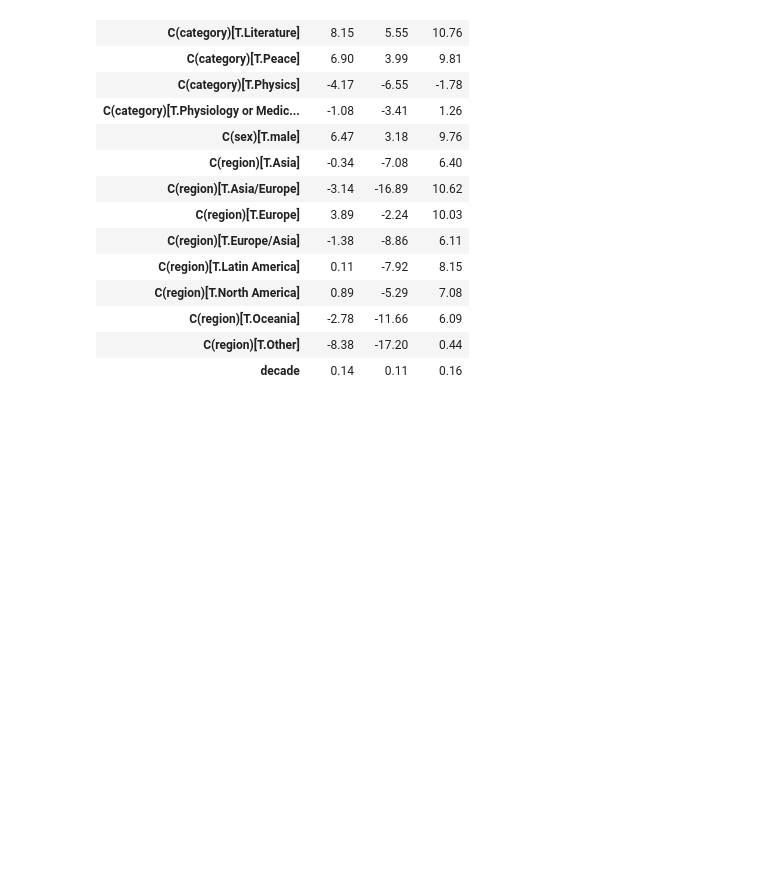
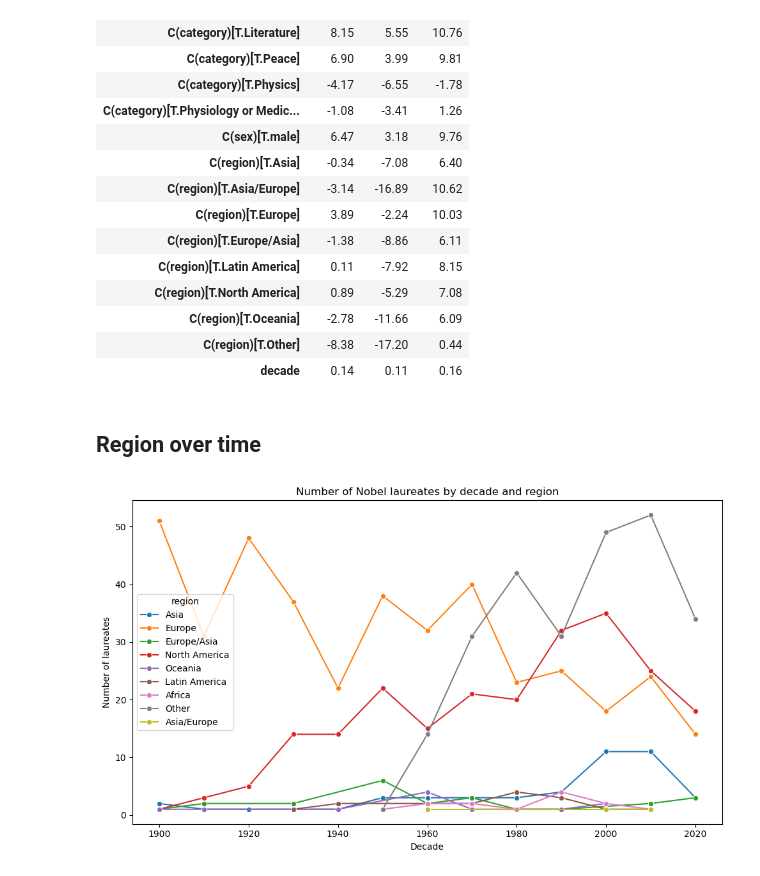
Before and after one commit to KarlGm4n/nobel-dataset, a Jupyter notebook: 01_nobel.ipynb, the cells around one changed output. Drawn from its saved outputs; the diff is of its cells as text; code cells hidden in the pictures; blank space fills up the shorter version.

```diff
--- a/01_nobel.ipynb
+++ b/01_nobel.ipynb
@@ -538,3 +551,29 @@ coef_table
 | C(region)[T.Oceania] | -2.78 | -11.66 | 6.09 |
 | C(region)[T.Other] | -8.38 | -17.20 | 0.44 |
 | decade | 0.14 | 0.11 | 0.16 |
+# %% [markdown]
+## Region over time
+# %%
+# Number of laureates by decade and region
+region_counts = (
+    nobel
+    .groupby(["decade", "region"])
+    .size()
+    .reset_index(name="n_laureates")
+)
+
+plt.figure(figsize=(10, 6))
+sns.lineplot(
+    data=region_counts,
+    x="decade",
+    y="n_laureates",
+    hue="region",
+    marker="o"
+)
+plt.title("Number of Nobel laureates by decade and region")
+plt.xlabel("Decade")
+plt.ylabel("Number of laureates")
+plt.tight_layout()
+plt.show()
+# %% [output]
+[figure, added]
```
Also changed, not shown: parts of 3 cells of this notebook.
